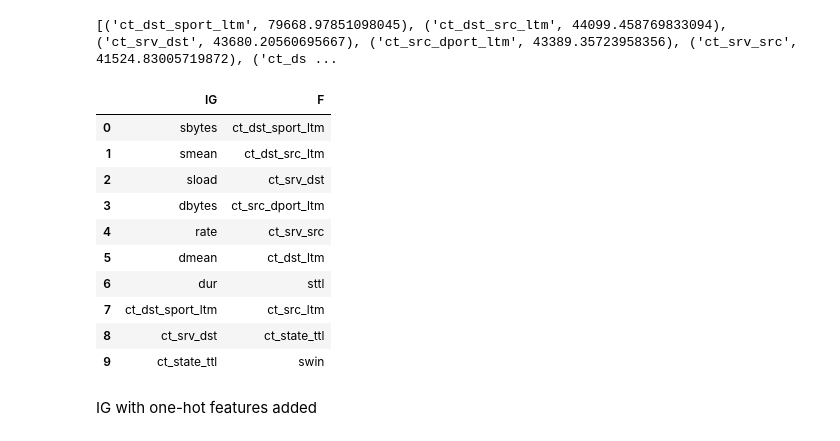
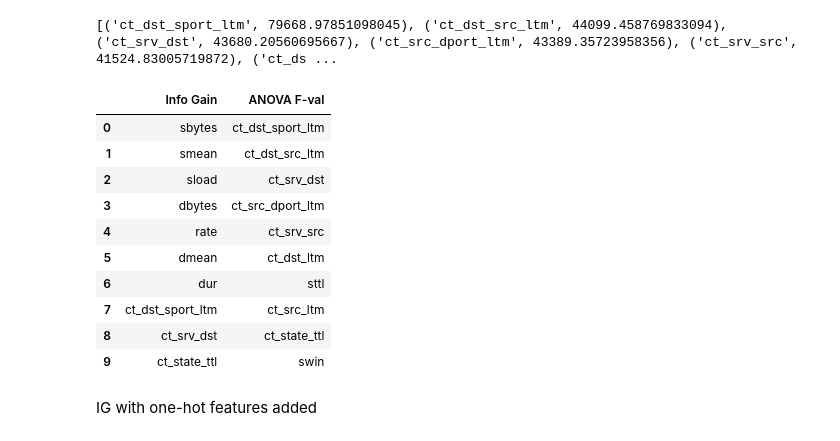
Before and after one commit to pvan1/DATA-606-Capstone, a Jupyter notebook: capstone-phase1.ipynb, the cells around one changed output. Drawn from its saved outputs; the diff is of its cells as text; code cells hidden in the pictures.

```diff
--- a/capstone-phase1.ipynb
+++ b/capstone-phase1.ipynb
@@ -512,9 +514,9 @@ print(anova_list_desc)
 # %%
 top10ig = [x[0] for x in ig_list_desc[:10]]
 top10anova = [x[0] for x in anova_list_desc[:10]]
-pd.DataFrame(list(zip(top10ig, top10anova)), columns=['IG', 'F'])
+pd.DataFrame(list(zip(top10ig, top10anova)), columns=['Info Gain', 'ANOVA F-val'])
 # %% [output]
-|  | IG | F |
+|  | Info Gain | ANOVA F-val |
 | 0 | sbytes | ct_dst_sport_ltm |
 | 1 | smean | ct_dst_src_ltm |
 | 2 | sload | ct_srv_dst |
```
Also changed, not shown: parts of 11 cells of this notebook.
